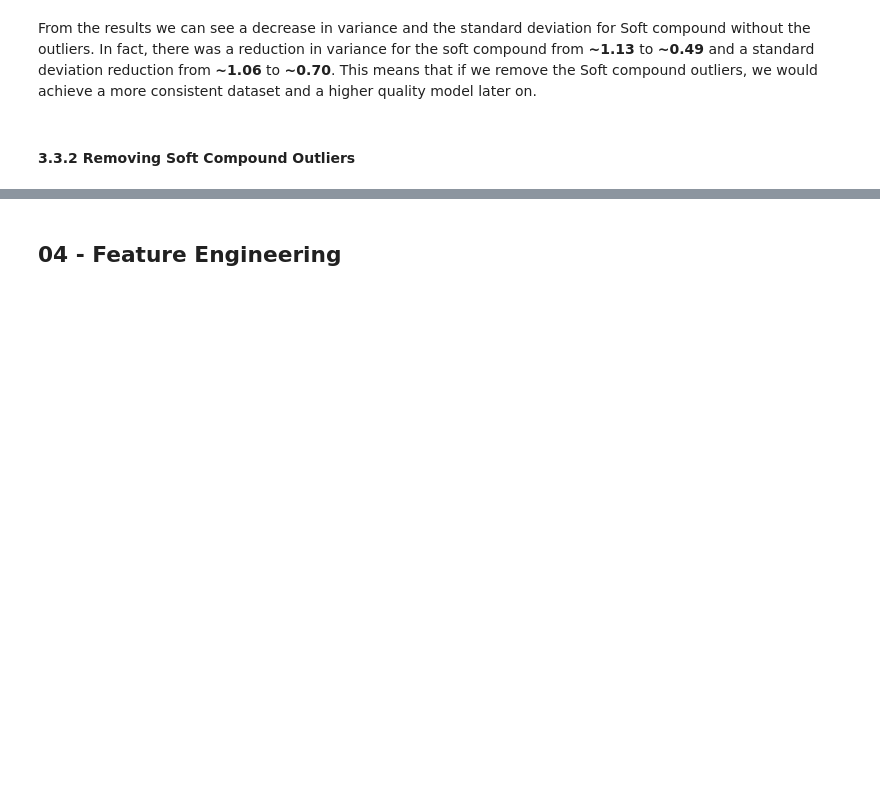
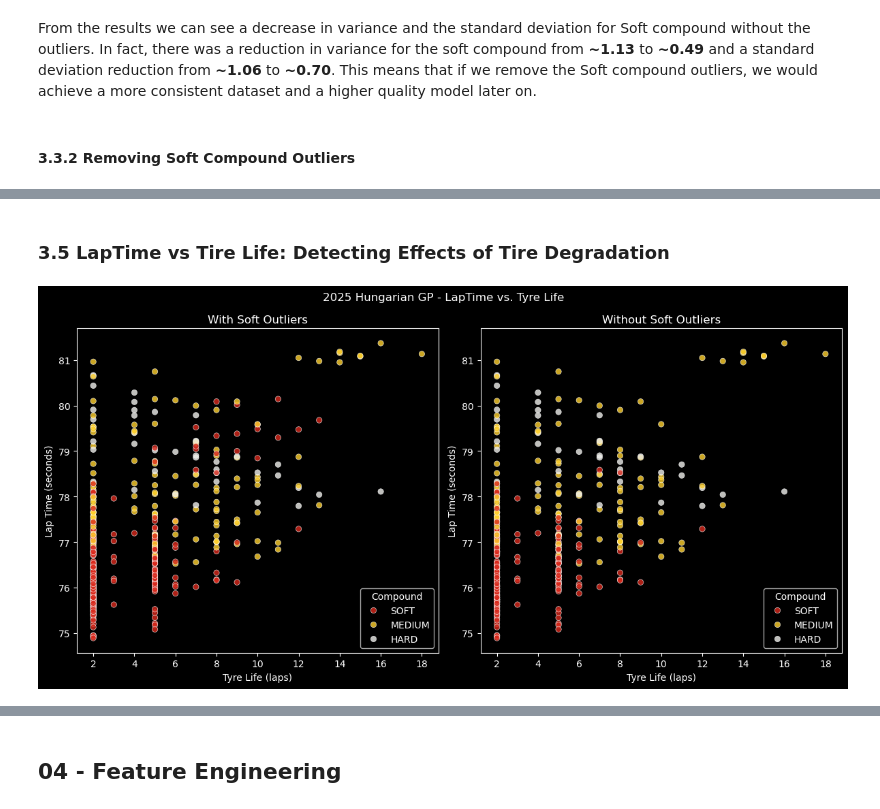
Before and after one commit to hai-henry/f1-midlap-predictor, a Jupyter notebook: notebooks/midlap-predictor.ipynb, the cells around one changed output, grey strips where cells are left out. Drawn from its saved outputs; the diff is of its cells as text; code cells hidden in the pictures; blank space fills up the shorter version.

```diff
--- a/notebooks/midlap-predictor.ipynb
+++ b/notebooks/midlap-predictor.ipynb
@@ -342,0 +267,38 @@ Name: LapTime (s), dtype: float64
+# %% [markdown]
+### 3.5 LapTime vs Tire Life: Detecting Effects of Tire Degradation
+# %%
+fig, ax = plt.subplots(1,2, figsize=(12, 6))
+
+order = ["SOFT", "MEDIUM", "HARD"]
+
+sns.scatterplot(data = quicklaps,
+                x = 'TyreLife',
+                y = 'LapTime (s)',
+                hue = 'Compound',
+                hue_order= order,
+                palette = compound_colors,
+                alpha=0.8,
+                ax = ax[0])
+sns.scatterplot(data = cleaned_quicklaps,
+                x='TyreLife',
+                y='LapTime (s)',
+                hue ='Compound',
+                hue_order= order,
+                palette = compound_colors,
+                alpha=0.8,
+                ax = ax[1])
+
+fig.suptitle('2025 Hungarian GP - LapTime vs. Tyre Life')
+ax[0].set_title('With Soft Outliers')
+ax[1].set_title('Without Soft Outliers')
+
+ax[0].set_ylabel('Lap Time (seconds)')
+ax[1].set_ylabel('Lap Time (seconds)')
+
+ax[0].set_xlabel('Tyre Life (laps)')
+ax[1].set_xlabel('Tyre Life (laps)')
+
+plt.tight_layout()
+plt.show()
+# %% [output]
+[figure, added]
```
Also changed, not shown: parts of 16 cells of this notebook.
